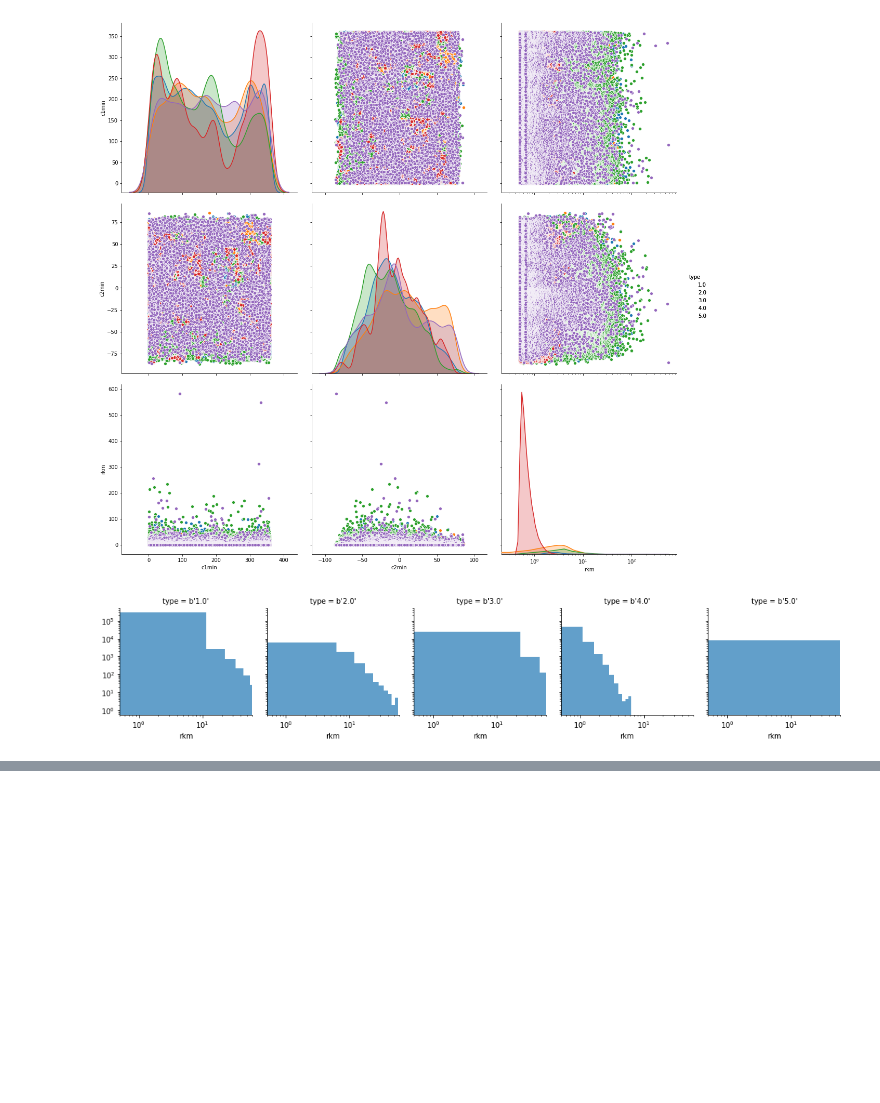
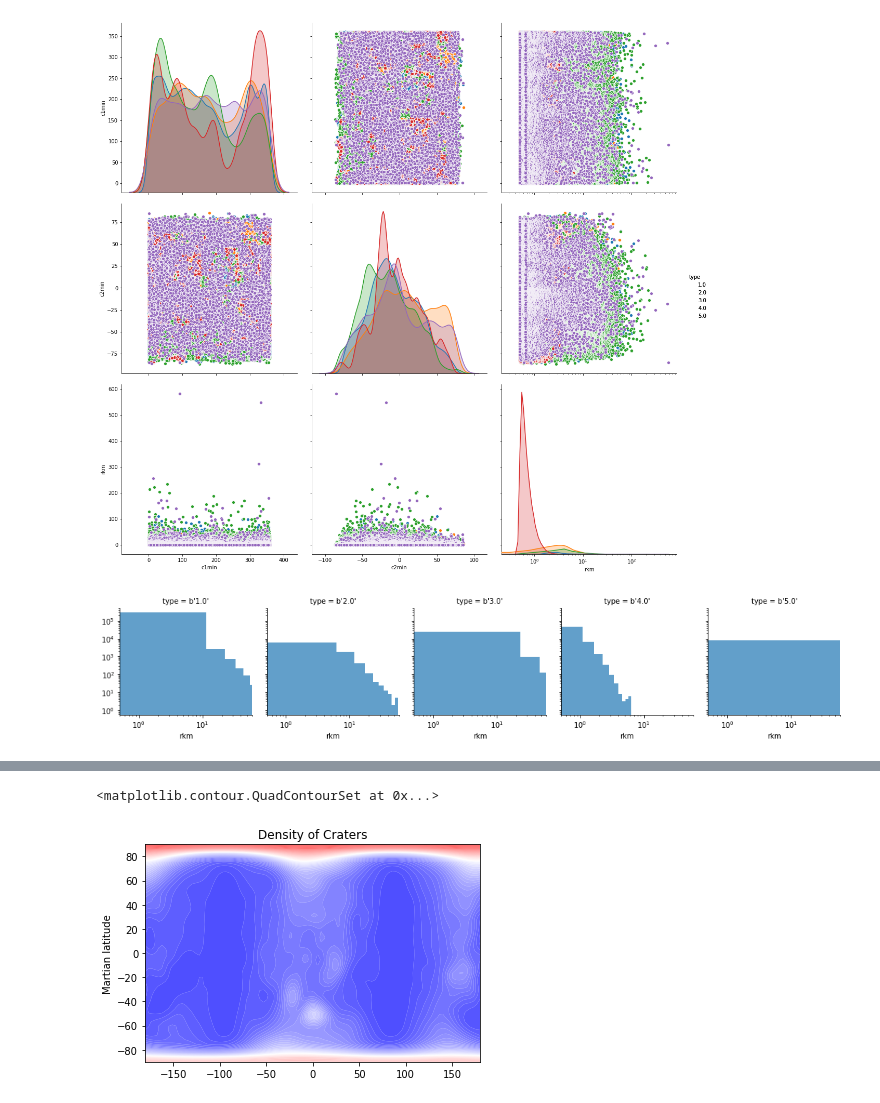
Before and after one commit to openplanetary/vespamap19tutorials, a Jupyter notebook: planetaryskl/notebooks/datadiscovery.ipynb, the cells around one changed output, grey strips where cells are left out. Saved outputs shown, nothing was run; the diff lists cells and outputs as text; code cells hidden in the pictures; blank space fills up the shorter version.

```diff
--- a/planetaryskl/notebooks/datadiscovery.ipynb
+++ b/planetaryskl/notebooks/datadiscovery.ipynb
@@ -129,0 +136,31 @@ plt.show()
+# %%
+from sklearn.neighbors import DistanceMetric
+deg2rad = np.pi/180.
+rad2deg = 180./np.pi
+# %%
+dist = DistanceMetric.get_metric('haversine')
+lon = np.linspace(-np.pi, np.pi, 100)
+lat = np.linspace(-np.pi/2., np.pi/2., 50)
+lonv, latv = np.meshgrid(lon, lat)
+lonlat = np.vstack([latv.ravel(), lonv.ravel()]).T
+# %%
+bw = 0.08
+plt.ylabel('Martian latitude')
+plt.title('Density of Craters')
+kde = nb.KernelDensity(bandwidth=bw, metric='haversine',
+                        kernel='gaussian', algorithm='ball_tree')
+
+ll1=np.matrix(deg2rad*df.c1min.ravel()).T
+ll2=np.matrix(deg2rad*df.c2min.ravel()).T
+ll=np.hstack((ll1,ll2))
+kde.fit(ll)
+Z = np.exp(kde.score_samples(lonlat))
+Z = Z.reshape(lonv.shape)
+# plot contours of the density
+#plt.imshow(img)
+levels = np.linspace(0, Z.max(), 50)
+#levels = [17,34,59,93,136,187,250,330,1149]
+plt.contourf(lonv*rad2deg, latv*rad2deg, Z, levels=levels, cmap=plt.cm.get_cmap(name='bwr'),alpha=.7, antialiased=True)
+# %% [output]
+<matplotlib.contour.QuadContourSet at 0x...>
+[figure, added]
```
Also changed, not shown: parts of 8 cells of this notebook, 1 other file.
